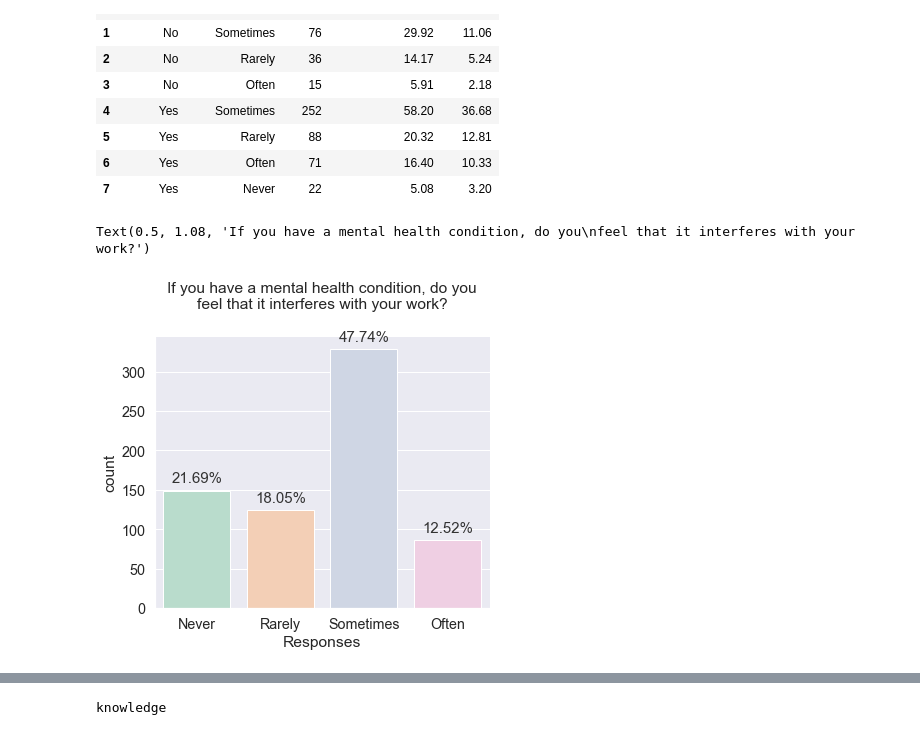
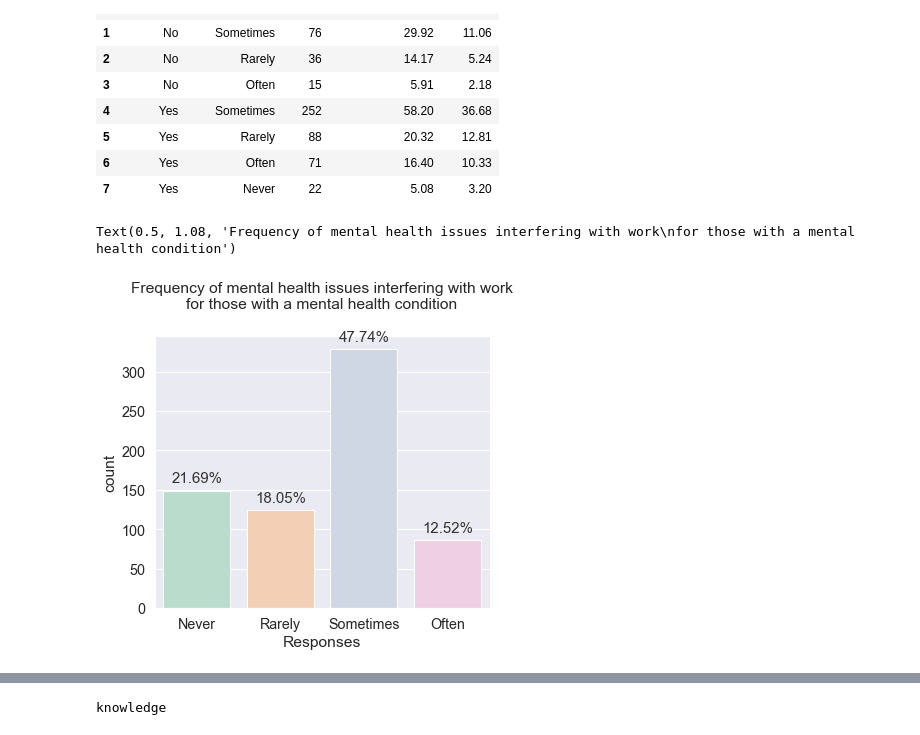
Before and after one commit to cltomiyama/MentalHealthSurvey_analysis, a Jupyter notebook: analysis/gale/analysis_notebook_gc.ipynb, the cells around one changed output, grey strips where cells are left out. Drawn from its saved outputs; the diff is of its cells as text; code cells hidden in the pictures.

```diff
--- a/analysis/gale/analysis_notebook_gc.ipynb
+++ b/analysis/gale/analysis_notebook_gc.ipynb
@@ -54,6 +56,0 @@ mh0
-# %%
-# creating a new column that shows whether respondents have had a mental health condition based on responses to work_interfere
-# Reference: https://www.dataquest.io/blog/tutorial-add-column-pandas-dataframe-based-on-if-else-condition/
-
-mh0['condition'] = np.where(mh0['work_interfere'] != 'N/A', 'Yes', 'No')
-mh0
@@ -310,11 +342,11 @@ treatment_interfere_index
 # %%
 fig, ax = plt.subplots(figsize=(6,5))
 g = sns.barplot(data=cond_interfere, x='work_interfere',y='count', order=sorted_freq_labels)
 
 pfg.rel_freq_label(g,0.1,10)
 
 plt.xlabel('Responses', y=0.9)
-g.set_title('If you have a mental health condition, do you\nfeel that it interferes with your work?', y=1.08)
+g.set_title('Frequency of mental health issues interfering with work\nfor those with a mental health condition', y=1.08)
 # %% [output]
-Text(0.5, 1.08, 'If you have a mental health condition, do you\nfeel that it interferes with your work?')
+Text(0.5, 1.08, 'Frequency of mental health issues interfering with work\nfor those with a mental health condition')
-[figure, old version]
+[figure, new version]
```
Also changed, not shown: parts of 33 cells of this notebook.
